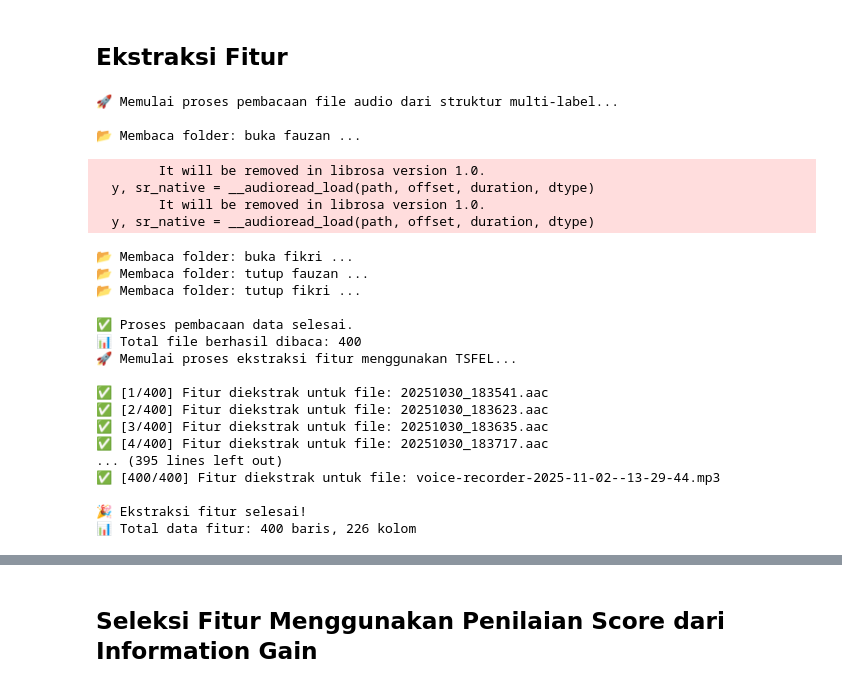
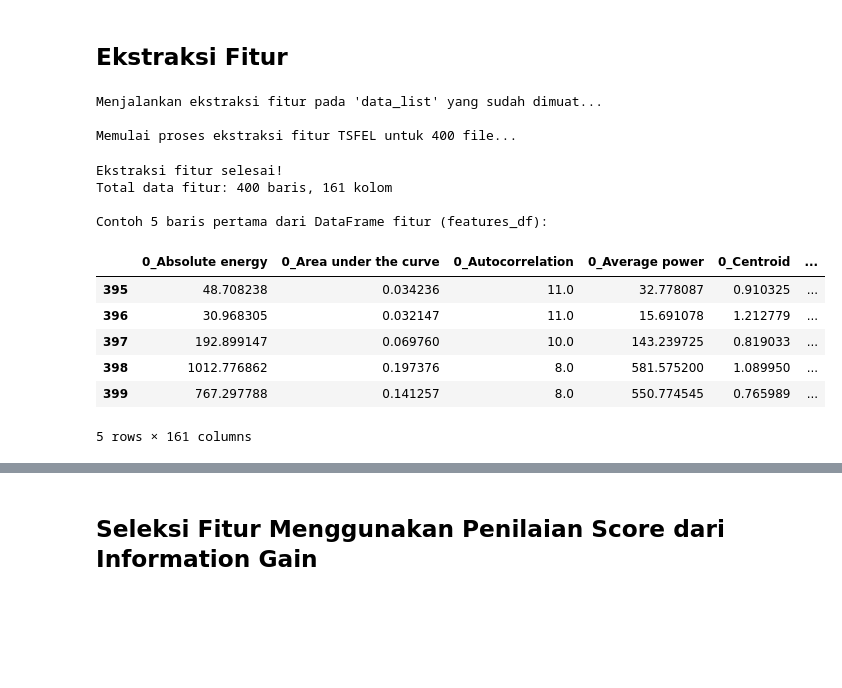
Before and after one commit to fznnfitrah/PSD, a Jupyter notebook: psd/project-timeseries-audio-multilabel.ipynb, the cells around one changed output, grey strips where cells are left out. Cells and saved outputs as stored; diff of their text form; code cells hidden in the pictures; blank space fills up the shorter version.

```diff
--- a/psd/project-timeseries-audio-multilabel.ipynb
+++ b/psd/project-timeseries-audio-multilabel.ipynb
@@ -42,5 +37,6 @@ import joblib
 # -- Mengabaikan peringatan dari librosa terkait format non-wav --
 warnings.filterwarnings('ignore', category=UserWarning, module='librosa')
 
-# Konfigurasi Path dan Label
-dataset_path = 'dataset/audio'
+METADATA_PATH = "dataset/metadata_anda.csv"
+AUDIO_FOLDER_PATH = "dataset/dataset_wav/"
+TARGET_SR = 16000
@@ -141,32 +124,27 @@ def extract_features_tsfel(data_list):
 
     return feature_df
-# %%
-if __name__ == "__main__":
-    # Jalankan kode membaca dataset
-    dataset = load_audio_dataset()
-    features_df = extract_features_tsfel(dataset)
-# %% [output]
-🚀 Memulai proses pembacaan file audio dari struktur multi-label...
-
-📂 Membaca folder: buka fauzan ...
-        It will be removed in librosa version 1.0.
-  y, sr_native = __audioread_load(path, offset, duration, dtype)
-        It will be removed in librosa version 1.0.
-  y, sr_native = __audioread_load(path, offset, duration, dtype)
-📂 Membaca folder: buka fikri ...
-📂 Membaca folder: tutup fauzan ...
-📂 Membaca folder: tutup fikri ...
-
-✅ Proses pembacaan data selesai.
-📊 Total file berhasil dibaca: 400
-🚀 Memulai proses ekstraksi fitur menggunakan TSFEL...
-
-✅ [1/400] Fitur diekstrak untuk file: 20251030_183541.aac
-✅ [2/400] Fitur diekstrak untuk file: 20251030_183623.aac
-✅ [3/400] Fitur diekstrak untuk file: 20251030_183635.aac
-✅ [4/400] Fitur diekstrak untuk file: 20251030_183717.aac
-... (395 lines left out)
-✅ [400/400] Fitur diekstrak untuk file: voice-recorder-2025-11-02--13-29-44.mp3
-
-🎉 Ekstraksi fitur selesai!
-📊 Total data fitur: 400 baris, 226 kolom
+# %%
+# --- Bagian Eksekusi ---
+if 'data_list' in locals():
+    print("Menjalankan ekstraksi fitur pada 'data_list' yang sudah dimuat...")
+    features_df = extract_features_tsfel(data_list)
+
+    print("\nContoh 5 baris pertama dari DataFrame fitur (features_df):")
+    display(features_df.tail())
+else:
+    print("ERROR: Variabel 'data_list' tidak ditemukan. Jalankan ulang Cell 4.")
+# %% [output]
+Menjalankan ekstraksi fitur pada 'data_list' yang sudah dimuat...
+
+Memulai proses ekstraksi fitur TSFEL untuk 400 file...
+Ekstraksi fitur selesai!
+Total data fitur: 400 baris, 161 kolom
+
+Contoh 5 baris pertama dari DataFrame fitur (features_df):
+|  | 0_Absolute energy | 0_Area under the curve | 0_Autocorrelation | 0_Average power | 0_Centroid | ... |
+| 395 | 48.708238 | 0.034236 | 11.0 | 32.778087 | 0.910325 | ... |
+| 396 | 30.968305 | 0.032147 | 11.0 | 15.691078 | 1.212779 | ... |
+| 397 | 192.899147 | 0.069760 | 10.0 | 143.239725 | 0.819033 | ... |
+| 398 | 1012.776862 | 0.197376 | 8.0 | 581.575200 | 1.089950 | ... |
+| 399 | 767.297788 | 0.141257 | 8.0 | 550.774545 | 0.765989 | ... |
+5 rows × 161 columns
```
Also changed, not shown: parts of 62 cells of this notebook, 39 other files.
